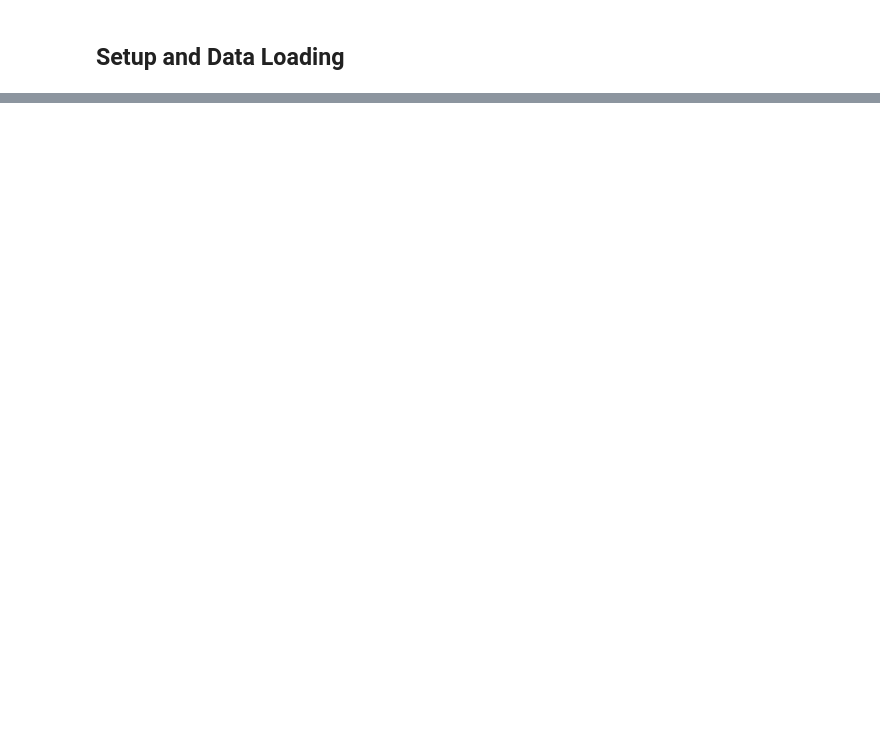
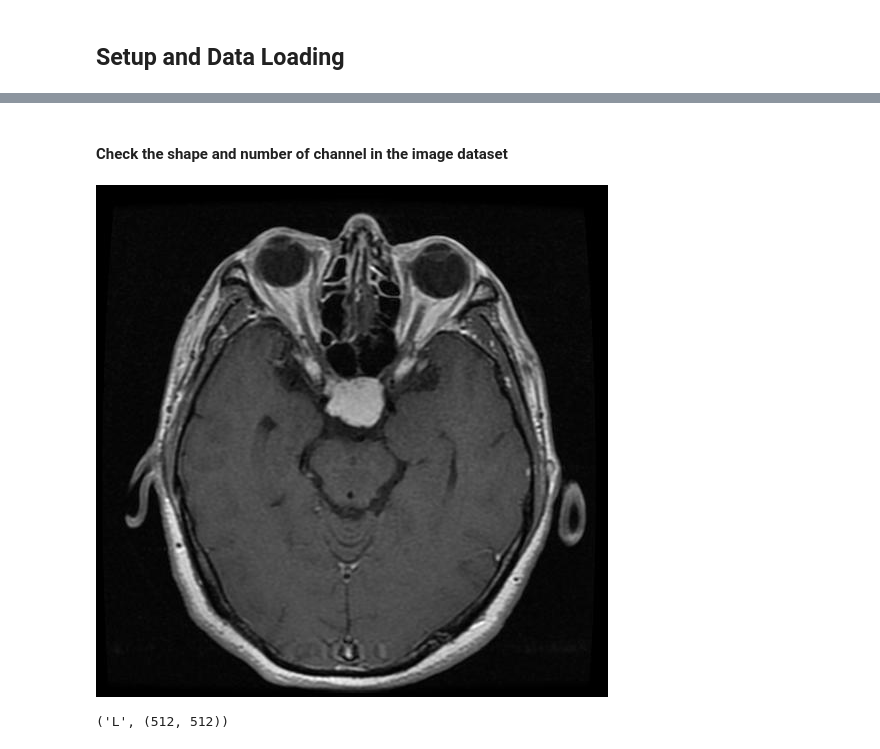
Before and after one commit to Tobai24/Brain_tumor_classifier, a Jupyter notebook: notebook/notebook.ipynb, the cells around one changed output, grey strips where cells are left out. Drawn from its saved outputs; the diff is of its cells as text; code cells hidden in the pictures; blank space fills up the shorter version.

```diff
--- a/notebook/notebook.ipynb
+++ b/notebook/notebook.ipynb
@@ -27,0 +112,12 @@ print(f"Using {device} device.")
+# %% [markdown]
+#### Check the shape and number of channel in the image dataset
+# %%
+meningioma_sample = os.listdir(meningioma_dir)[0]
+meningioma_sample_img = PIL.Image.open(os.path.join(meningioma_dir, meningioma_sample))
+meningioma_sample_img
+# %% [output]
+[figure, added]
+# %%
+meningioma_sample_img.mode, meningioma_sample_img.size
+# %% [output]
+('L', (512, 512))
```
Also changed, not shown: parts of 39 cells of this notebook, 5 other files.
